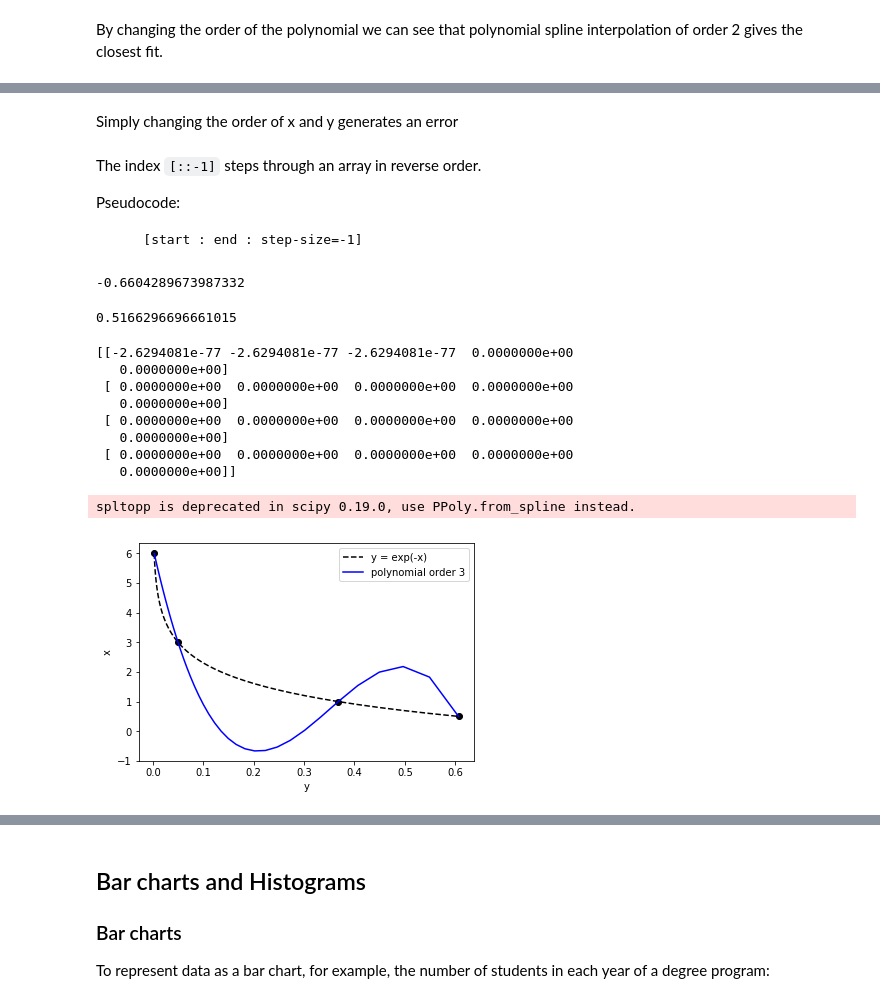
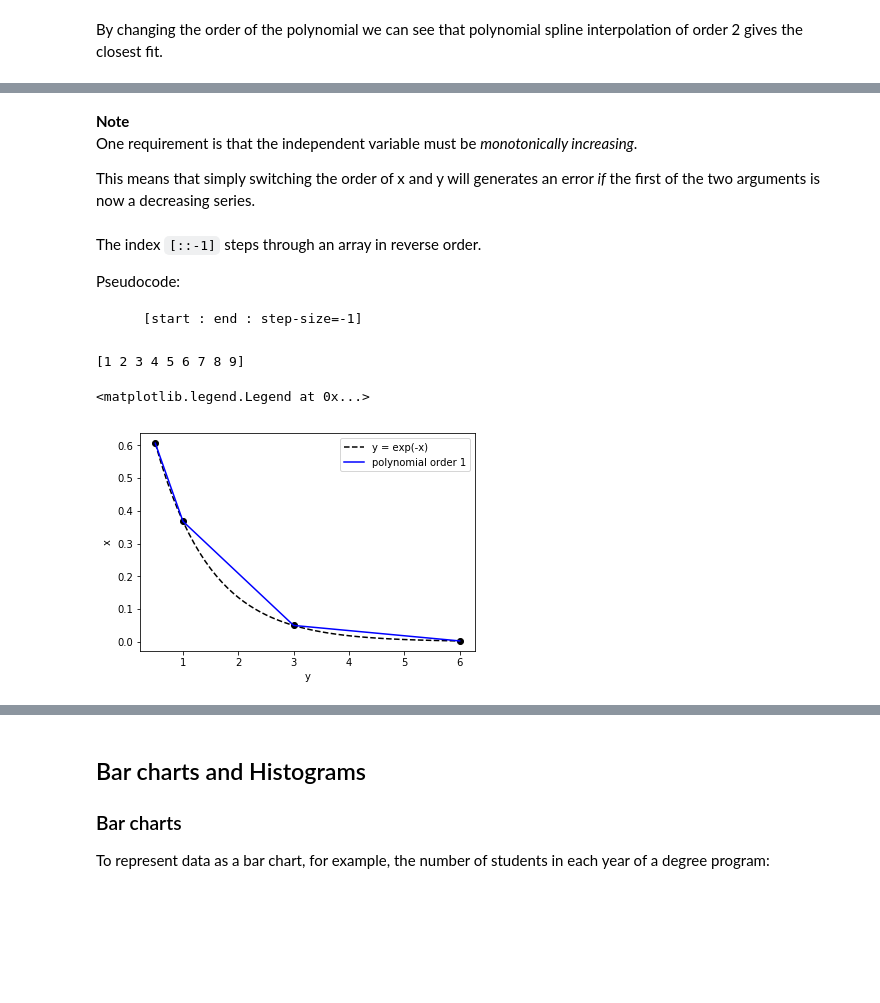
Before and after one commit to vongvanicht/Intro_to_Python, a Jupyter notebook: 05_Plotting_and_Analysing.ipynb, the cells around one changed output, grey strips where cells are left out. Drawn from its saved outputs; the diff is of its cells as text; code cells hidden in the pictures; blank space fills up the shorter version.

```diff
--- a/05_Plotting_and_Analysing.ipynb
+++ b/05_Plotting_and_Analysing.ipynb
@@ -765,8 +765,15 @@ By generating (and plotting) the interpolated solutions computationally, we can
 # %% [markdown]
 Suppose we have some data that describes the value of $f$ at time $t$.
 # %%
-x = np.array([0.5,1,3,6])
-y = np.array([0.6065, 0.3679, 0.0498, 0.0025])
+# x = np.array([0.5,1,3,6])
+# y = np.array([0.6065, 0.3679, 0.0498, 0.0025])
+# plt.plot(x, y, 'ko--')
+# plt.xlabel('x')
+# plt.ylabel('y(x)')
+
+
+x = np.array([0.5,1,3,4])
+y = np.array([1.648,  2.718, 20.086, 54.598])
 plt.plot(x, y, 'ko--')
 plt.xlabel('x')
 plt.ylabel('y(x)')
@@ -907,2 +1103,0 @@ An issue we have to address is that the "x" values must be *monotonically increa
-# %% [markdown]
-Simply changing the order of x and y generates an error
@@ -912,63 +1104,43 @@ Simply changing the order of x and y generates an error
+# %% [markdown]
+__Note__
+<br>One requirement is that the independent variable must be *monotonically increasing*.
+
+This means that simply switching the order of x and y will generates an error *if* the first of the two arguments is now a decreasing series.
 # %% [markdown]
 The index `[::-1]` steps through an array in reverse order.
 
 Pseudocode:
 
         [start : end : step-size=-1]
-# %%
-# polynomial function
-func = splrep(y[::-1], x[::-1], k=3)
-print(splev(0.2, func))
-# %% [output]
--0.6604289673987332
-# %%
-print(np.exp(splev(0.2, func)))
-# %% [output]
-0.5166296696661015
+# %%
+A = np.array([9,8,7,6,5,4,3,2,1])
+
+print(A[::-1])
+# %% [output]
+[1 2 3 4 5 6 7 8 9]
 # %%
 # original data
 x = np.array([0.5,1,3,6])
 y = np.array([0.6065, 0.3679, 0.0498, 0.0025])
-plt.plot(y[::-1], x[::-1], 'ko')
+x_int = np.arange(0.5, 6.1, 0.1)
+plt.plot(x, y, 'ko')
 
-# reverse order of x_int
-x_int = np.arange(6.0, 0.4, -0.1)
-
-# # function data
-#plt.plot(np.exp(-x_int), x_int, 'k--', label='exp(-x)')
-y_int = np.exp(-x_int)
-plt.plot(y_int, x_int, 'k--', label='y = exp(-x)')
+# function data
+plt.plot(x_int, np.exp(-x_int), 'k--', label='y = exp(-x)')
 
 # # order polynomial interpolation - CHANGE THE ORDER
-order_poly = 3
+order_poly = 1
 
 # # polynomial function
 func = splrep(y[::-1], x[::-1], k=order_poly)
 
 # # polynomial curve
 x_int = splev(y_int, func)
-plt.plot(y_int, x_int, 'b', label=f'polynomial order {order_poly}')
+plt.plot(x_int, y_int, 'b', label=f'polynomial order {order_poly}')
 
 plt.xlabel('y')
 plt.ylabel('x')
 plt.legend()
-
-
-# # coefficients
-C = spltopp(func[0][1:-1],func[1],func[2]).coeffs
-
-# # Print the coefficients of the function
-# # Columns : spline section
-# # Rows : term (index 0 : highest order term)
-print(C)
 # %% [output]
-[[-2.6294081e-77 -2.6294081e-77 -2.6294081e-77  0.0000000e+00
-   0.0000000e+00]
- [ 0.0000000e+00  0.0000000e+00  0.0000000e+00  0.0000000e+00
-   0.0000000e+00]
- [ 0.0000000e+00  0.0000000e+00  0.0000000e+00  0.0000000e+00
-   0.0000000e+00]
- [ 0.0000000e+00  0.0000000e+00  0.0000000e+00  0.0000000e+00
-   0.0000000e+00]]
+<matplotlib.legend.Legend at 0x...>
-spltopp is deprecated in scipy 0.19.0, use PPoly.from_spline instead.
-[figure, old version]
+[figure, new version]
```
Also changed, not shown: parts of 32 cells of this notebook.
